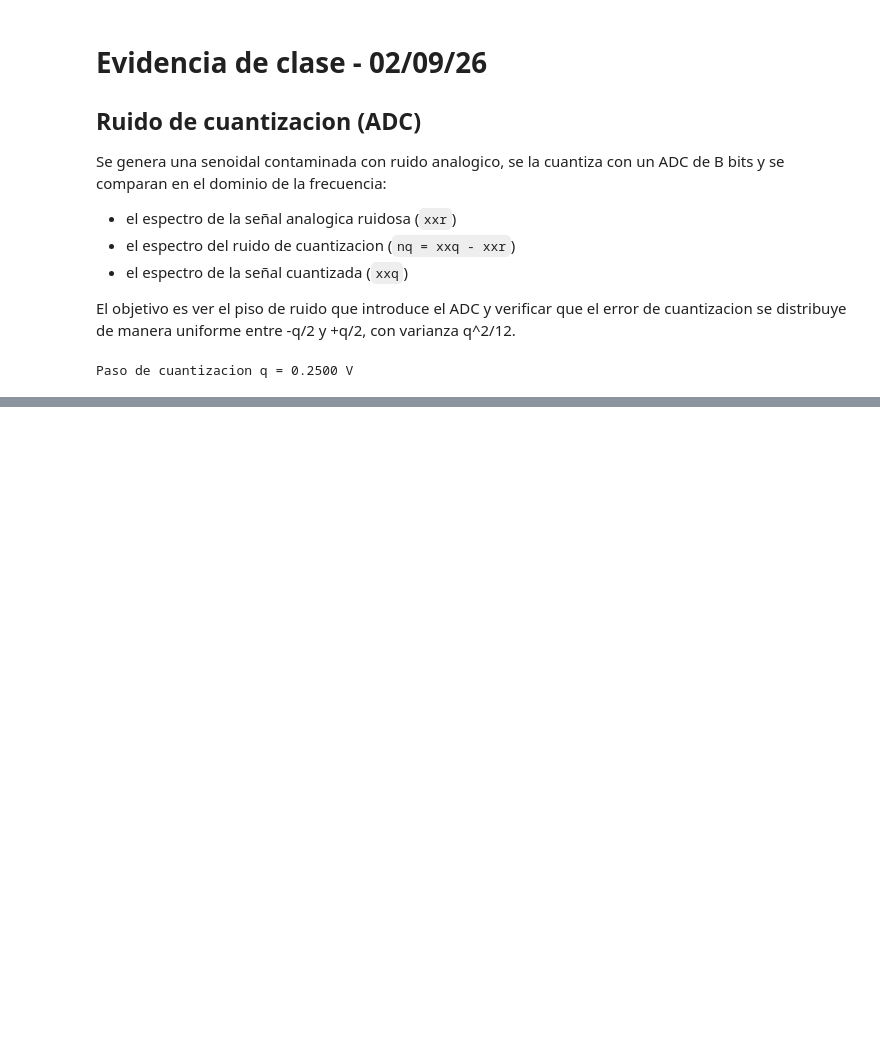
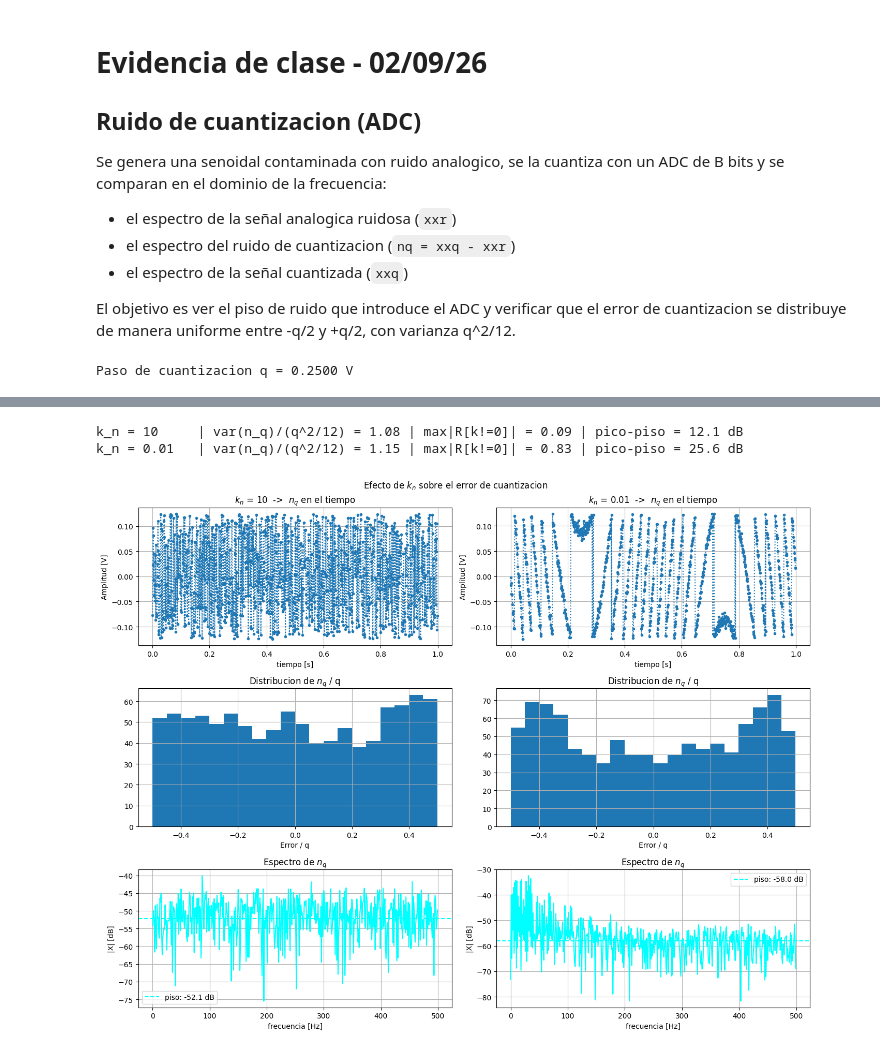
Before and after one commit to Nachoo98/APS-2C, a Jupyter notebook: Evidencia/evidencia-clase-02-09-26.ipynb, the cells around one changed output, grey strips where cells are left out. Cells and saved outputs as stored; diff of their text form; code cells hidden in the pictures; blank space fills up the shorter version.

```diff
--- a/Evidencia/evidencia-clase-02-09-26.ipynb
+++ b/Evidencia/evidencia-clase-02-09-26.ipynb
@@ -144,0 +293,61 @@ Varianza teorica  : 0.005208
+# %%
+#%% --------------- COMPARACION k_n = 10 vs k_n = 1/100 ----------
+
+def analisis_adc(k_n, n_bits=4, Vfs=2, nn=N, fs=fs):
+    """Repite el analisis completo para un dado k_n. Devuelve (t, n_q, freq, n_q_dB)."""
+    t, s = mi_funcion_seno(vmax=np.sqrt(2), ff=fs/nn, nn=nn, fs=fs)
+
+    q = (2*Vfs)/(np.power(2, n_bits))
+    sigma = np.sqrt(k_n * q**2/12)
+    n = np.random.normal(scale=sigma, size=len(t))
+
+    sn = s + n
+    sn_q = np.round(sn/q)*q
+    n_q = sn_q - sn
+
+    freq, sn_abs = mi_fft(sn, fs)
+    ref = np.max(sn_abs)
+    freq, n_q_abs = mi_fft(n_q, fs)
+
+    return t, n_q, q, freq, 20*np.log10(n_q_abs/ref)
+
+
+fig, axes = plt.subplots(3, 2, figsize=(14, 11))
+fig.suptitle("Efecto de $k_n$ sobre el error de cuantizacion")
+
+for col, k in enumerate([10, 1/100]):
+    t_c, n_q_c, q_c, freq_c, n_q_dB_c = analisis_adc(k)
+
+    axes[0, col].plot(t_c, n_q_c, ":.")
+    axes[0, col].set_title("$k_n$ = {}  ->  $n_q$ en el tiempo".format(k))
+    axes[0, col].set_xlabel("tiempo [s]")
+    axes[0, col].set_ylabel("Amplitud [V]")
+    axes[0, col].grid()
+
+    axes[1, col].hist(n_q_c/q_c, bins=20)
+    axes[1, col].set_title("Distribucion de $n_q$ / q")
+    axes[1, col].set_xlabel("Error / q")
+    axes[1, col].grid()
+
+    axes[2, col].plot(freq_c, n_q_dB_c, color="cyan")
+    axes[2, col].axhline(np.mean(n_q_dB_c), color="cyan", linestyle="--",
+                         label="piso: {:.1f} dB".format(np.mean(n_q_dB_c)))
+    axes[2, col].set_title("Espectro de $n_q$")
+    axes[2, col].set_xlabel("frecuencia [Hz]")
+    axes[2, col].set_ylabel("|X| [dB]")
+    axes[2, col].legend()
+    axes[2, col].grid()
+
+    # cuanto se aparta n_q del modelo "blanco e incorrelado"
+    r = np.correlate(n_q_c, n_q_c, "full"); r = r/np.max(r)
+    mid = len(r)//2
+    print("k_n = {:<6} | var(n_q)/(q^2/12) = {:.2f} | max|R[k!=0]| = {:.2f} | pico-piso = {:.1f} dB"
+          .format(k, np.var(n_q_c)/(q_c**2/12), np.max(np.abs(r[mid+1:])),
+                  np.max(n_q_dB_c) - np.mean(n_q_dB_c)))
+
+plt.tight_layout()
+plt.show()
+# %% [output]
+k_n = 10     | var(n_q)/(q^2/12) = 1.08 | max|R[k!=0]| = 0.09 | pico-piso = 12.1 dB
+k_n = 0.01   | var(n_q)/(q^2/12) = 1.15 | max|R[k!=0]| = 0.83 | pico-piso = 25.6 dB
+[figure, added]
```
Also changed, not shown: parts of 9 cells of this notebook, 1 other file.
